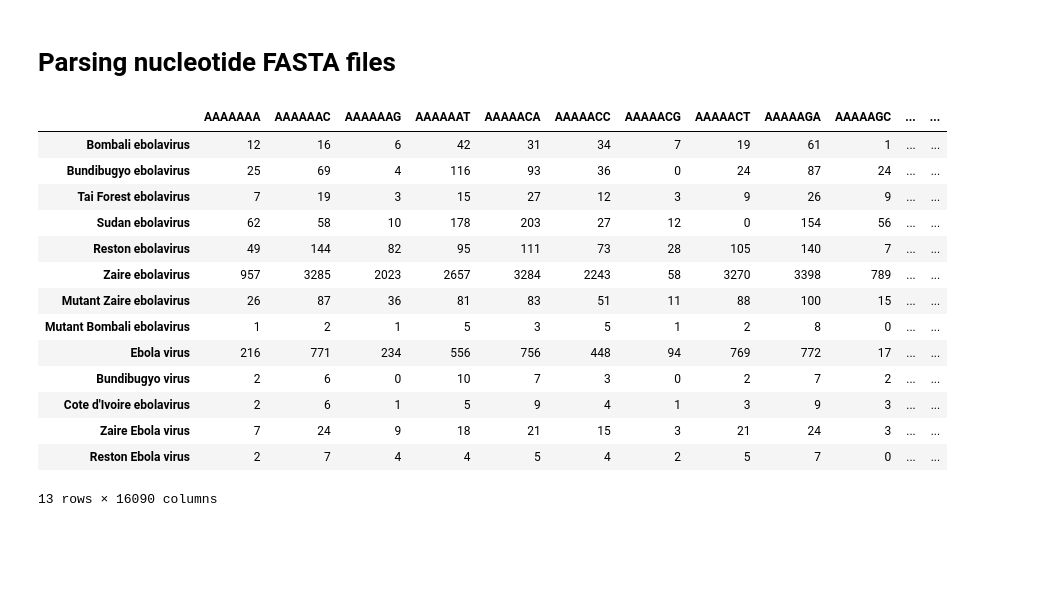
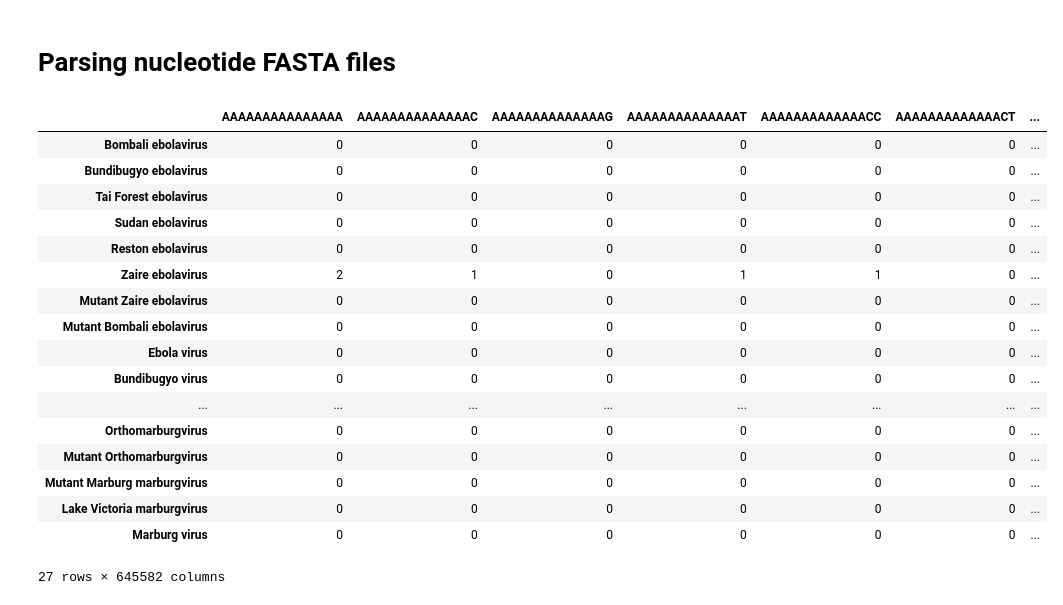
Before and after one commit to ivamilutinovic/data-mining-project, a Jupyter notebook: parsing-fasta.ipynb, the cells around one changed output. Saved outputs shown, nothing was run; the diff lists cells and outputs as text; code cells hidden in the pictures; blank space fills up the shorter version.

Commit message:
Parse multiple FASTA files

```diff
--- a/parsing-fasta.ipynb
+++ b/parsing-fasta.ipynb
@@ -79,10 +81,10 @@ def generate_ngram_matrix_amino_acid(fasta_path, n):
 
     return ngram_matrix
 # %%
-fasta_file = "data/ebola-amino-acid.fasta"
-ns = [3, 5, 7]
+fasta_files = glob("data/*-amino-acid.fasta")
+ns = [3, 4, 5]
 for n in ns:
-    ngram_matrix = generate_ngram_matrix_amino_acid(fasta_file, n)
-    ngram_matrix.to_csv(f"csv_data/{n}gram_matrix_amino_acid_ebola.csv", index=False)
+    ngram_matrix = generate_ngram_matrix_amino_acid(fasta_files, n)
+    ngram_matrix.to_csv(f"csv_data/{n}gram_matrix_amino_acid_combined.csv", index=False)
 ngram_matrix
 # %% [output]
@@ -102,7 +103,0 @@ ngram_matrix
-# %%
-fasta_file = "data/mers-amino-acid.fasta"
-ns = [3, 5, 7]
-for n in ns:
-    ngram_matrix = generate_ngram_matrix_amino_acid(fasta_file, n)
-    ngram_matrix.to_csv(f"csv_data/{n}gram_matrix_amino_acid_mers.csv", index=False)
-ngram_matrix
@@ -123,7 +103,0 @@ ngram_matrix
-# %%
-fasta_file = "data/marburg-amino-acid.fasta"
-ns = [3, 5, 7]
-for n in ns:
-    ngram_matrix = generate_ngram_matrix_amino_acid(fasta_file, n)
-    ngram_matrix.to_csv(f"csv_data/{n}gram_matrix_amino_acid_marburg.csv", index=False)
-ngram_matrix
@@ -169,15 +130,15 @@ def parse_fasta_nucleotide(file_path):
 
     return virus_sequences
 # %%
-def generate_ngram_matrix_nucleotide(fasta_path, n):
+def generate_ngram_matrix_nucleotide(fasta_paths, n):
     """
-    Generate an n-gram frequency matrix for clustering, organized by virus and protein type.
+    Generate an n-gram frequency matrix from multiple FASTA files, organized by virus and protein type.
     Returns a pandas DataFrame with proteins as rows and n-grams as columns.
     """
     all_ngrams = set()
     ngram_counts = {}
 
-    virus_sequences = parse_fasta_nucleotide(fasta_file)
+    virus_sequences = parse_fasta_nucleotide(fasta_paths)
 
     # Count n-grams for each virus type
     for virus, sequence in virus_sequences.items():
@@ -197,28 +158,31 @@ def generate_ngram_matrix_nucleotide(fasta_path, n):
 
     return ngram_matrix
 # %%
-fasta_file = "data/ebola-nucleotide.fasta"
-ns = [3, 5, 7]
+fasta_files = glob("data/*-nucleotide.fasta")
+ns = [6, 7, 8, 9, 10, 11, 12, 13, 14, 15]
 for n in ns:
-    ngram_matrix = generate_ngram_matrix_nucleotide(fasta_file, n)
-    ngram_matrix.to_csv(f"csv_data/{n}gram_matrix_nucleotide_ebola.csv")
+    ngram_matrix = generate_ngram_matrix_nucleotide(fasta_files, n)
+    ngram_matrix.to_csv(f"csv_data/{n}gram_matrix_nucleotide_combined.csv")
 ngram_matrix
 # %% [output]
-|  | AAAAAAA | AAAAAAC | AAAAAAG | AAAAAAT | AAAAACA | AAAAACC | AAAAACG | AAAAACT | AAAAAGA | AAAAAGC | ... | ... |
-| Bombali ebolavirus | 12 | 16 | 6 | 42 | 31 | 34 | 7 | 19 | 61 | 1 | ... | ... |
-| Bundibugyo ebolavirus | 25 | 69 | 4 | 116 | 93 | 36 | 0 | 24 | 87 | 24 | ... | ... |
-| Tai Forest ebolavirus | 7 | 19 | 3 | 15 | 27 | 12 | 3 | 9 | 26 | 9 | ... | ... |
-| Sudan ebolavirus | 62 | 58 | 10 | 178 | 203 | 27 | 12 | 0 | 154 | 56 | ... | ... |
-| Reston ebolavirus | 49 | 144 | 82 | 95 | 111 | 73 | 28 | 105 | 140 | 7 | ... | ... |
-| Zaire ebolavirus | 957 | 3285 | 2023 | 2657 | 3284 | 2243 | 58 | 3270 | 3398 | 789 | ... | ... |
-| Mutant Zaire ebolavirus | 26 | 87 | 36 | 81 | 83 | 51 | 11 | 88 | 100 | 15 | ... | ... |
-| Mutant Bombali ebolavirus | 1 | 2 | 1 | 5 | 3 | 5 | 1 | 2 | 8 | 0 | ... | ... |
-| Ebola virus | 216 | 771 | 234 | 556 | 756 | 448 | 94 | 769 | 772 | 17 | ... | ... |
-| Bundibugyo virus | 2 | 6 | 0 | 10 | 7 | 3 | 0 | 2 | 7 | 2 | ... | ... |
-| Cote d'Ivoire ebolavirus | 2 | 6 | 1 | 5 | 9 | 4 | 1 | 3 | 9 | 3 | ... | ... |
-| Zaire Ebola virus | 7 | 24 | 9 | 18 | 21 | 15 | 3 | 21 | 24 | 3 | ... | ... |
-| Reston Ebola virus | 2 | 7 | 4 | 4 | 5 | 4 | 2 | 5 | 7 | 0 | ... | ... |
+|  | AAAAAAAAAAAAAAA | AAAAAAAAAAAAAAC | AAAAAAAAAAAAAAG | AAAAAAAAAAAAAAT | AAAAAAAAAAAAACC | AAAAAAAAAAAAACT | ... |
+| Bombali ebolavirus | 0 | 0 | 0 | 0 | 0 | 0 | ... |
+| Bundibugyo ebolavirus | 0 | 0 | 0 | 0 | 0 | 0 | ... |
+| Tai Forest ebolavirus | 0 | 0 | 0 | 0 | 0 | 0 | ... |
+| Sudan ebolavirus | 0 | 0 | 0 | 0 | 0 | 0 | ... |
+| Reston ebolavirus | 0 | 0 | 0 | 0 | 0 | 0 | ... |
+| Zaire ebolavirus | 2 | 1 | 0 | 1 | 1 | 0 | ... |
+| Mutant Zaire ebolavirus | 0 | 0 | 0 | 0 | 0 | 0 | ... |
+| Mutant Bombali ebolavirus | 0 | 0 | 0 | 0 | 0 | 0 | ... |
+| Ebola virus | 0 | 0 | 0 | 0 | 0 | 0 | ... |
+| Bundibugyo virus | 0 | 0 | 0 | 0 | 0 | 0 | ... |
+| ... | ... | ... | ... | ... | ... | ... | ... |
+| Orthomarburgvirus | 0 | 0 | 0 | 0 | 0 | 0 | ... |
+| Mutant Orthomarburgvirus | 0 | 0 | 0 | 0 | 0 | 0 | ... |
+| Mutant Marburg marburgvirus | 0 | 0 | 0 | 0 | 0 | 0 | ... |
+| Lake Victoria marburgvirus | 0 | 0 | 0 | 0 | 0 | 0 | ... |
+| Marburg virus | 0 | 0 | 0 | 0 | 0 | 0 | ... |
-13 rows × 16090 columns
+27 rows × 645582 columns
 # %%
 print(ngram_matrix.iloc[:, 0])
 # %% [output]
```
Also changed, not shown: parts of 10 cells of this notebook, 31 other files.
